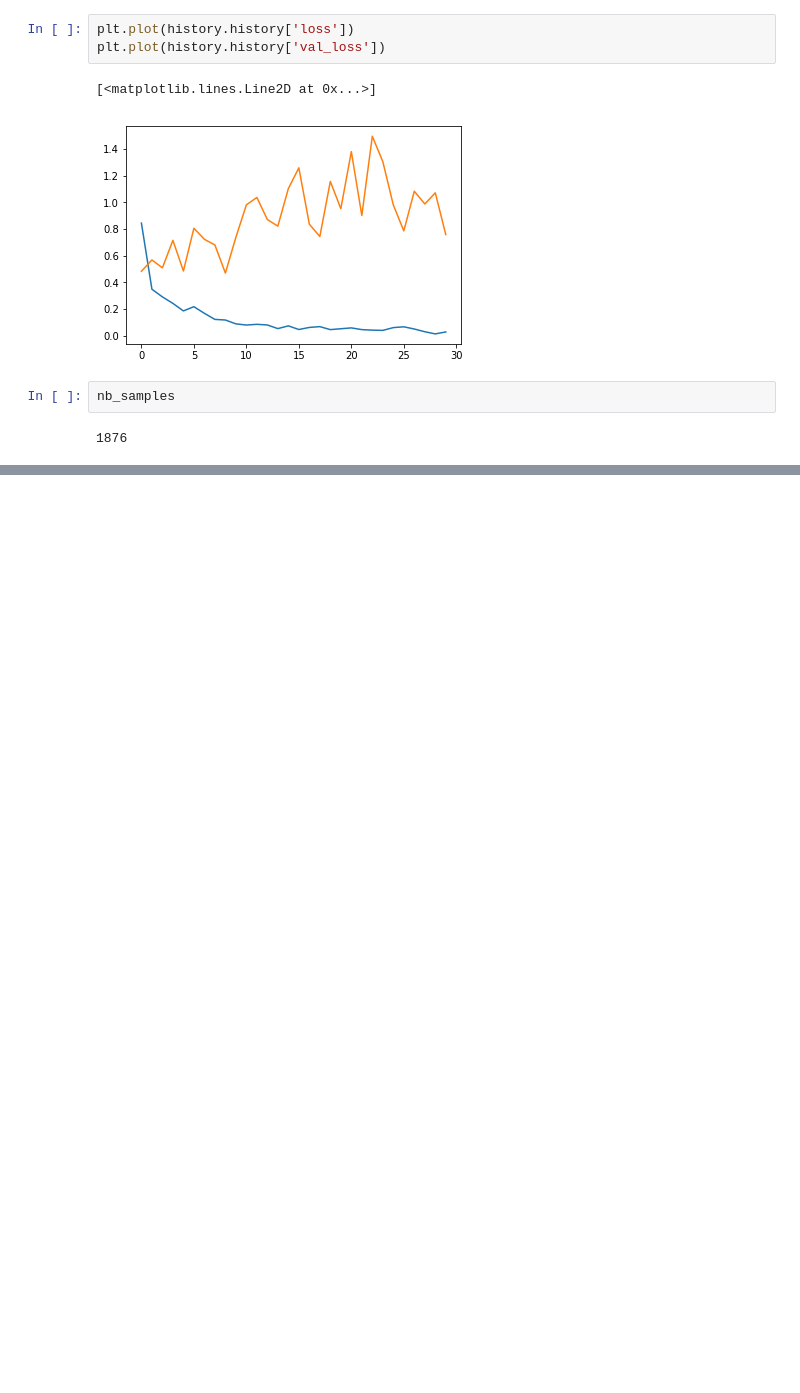
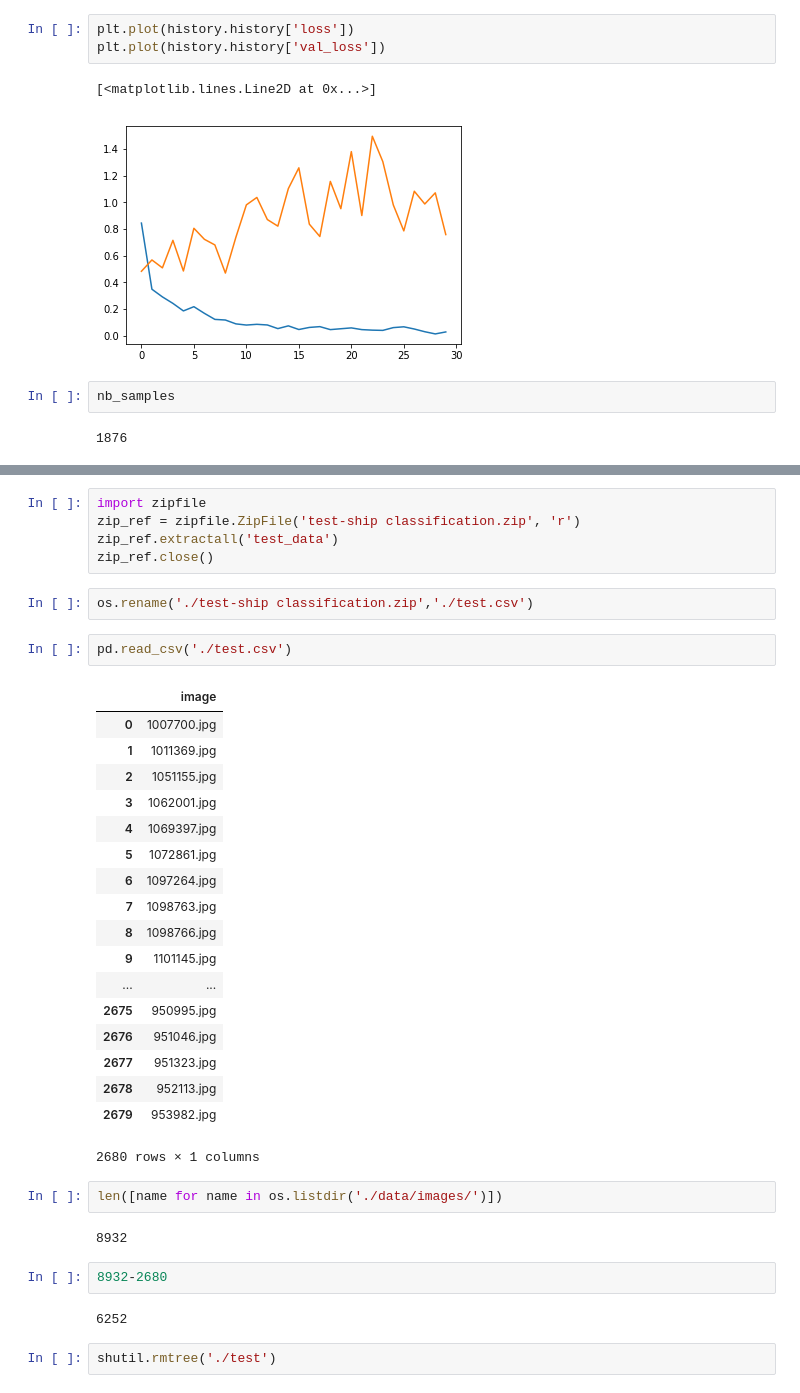
Before and after one commit to arkothiwala/Analytics-Vidhya, a Jupyter notebook: AV_GoD_Transfer_learning.ipynb, the cells around one changed output, grey strips where cells are left out. Cells and saved outputs as stored; diff of their text form; blank space fills up the shorter version.

Commit message:
All Done but test submission not finished

```diff
--- a/AV_GoD_Transfer_learning.ipynb
+++ b/AV_GoD_Transfer_learning.ipynb
@@ -237,0 +227,38 @@ nb_samples
+# %%
+import zipfile
+zip_ref = zipfile.ZipFile('test-ship classification.zip', 'r')
+zip_ref.extractall('test_data')
+zip_ref.close()
+# %%
+os.rename('./test-ship classification.zip','./test.csv')
+# %%
+pd.read_csv('./test.csv')
+# %% [output]
+|  | image |
+| 0 | 1007700.jpg |
+| 1 | 1011369.jpg |
+| 2 | 1051155.jpg |
+| 3 | 1062001.jpg |
+| 4 | 1069397.jpg |
+| 5 | 1072861.jpg |
+| 6 | 1097264.jpg |
+| 7 | 1098763.jpg |
+| 8 | 1098766.jpg |
+| 9 | 1101145.jpg |
+| ... | ... |
+| 2675 | 950995.jpg |
+| 2676 | 951046.jpg |
+| 2677 | 951323.jpg |
+| 2678 | 952113.jpg |
+| 2679 | 953982.jpg |
+2680 rows × 1 columns
+# %%
+len([name for name in os.listdir('./data/images/')])
+# %% [output]
+8932
+# %%
+8932-2680
+# %% [output]
+6252
+# %%
+shutil.rmtree('./test')
```
Also changed, not shown: parts of 13 cells of this notebook.
